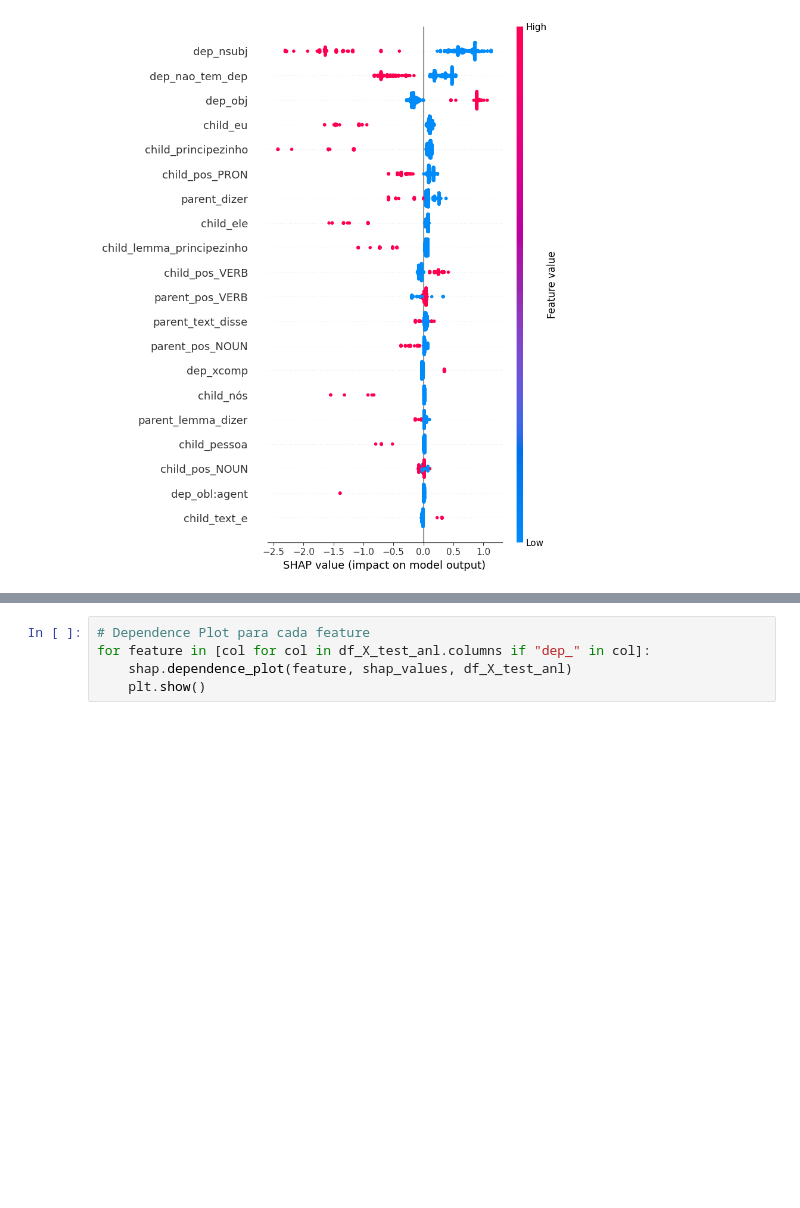
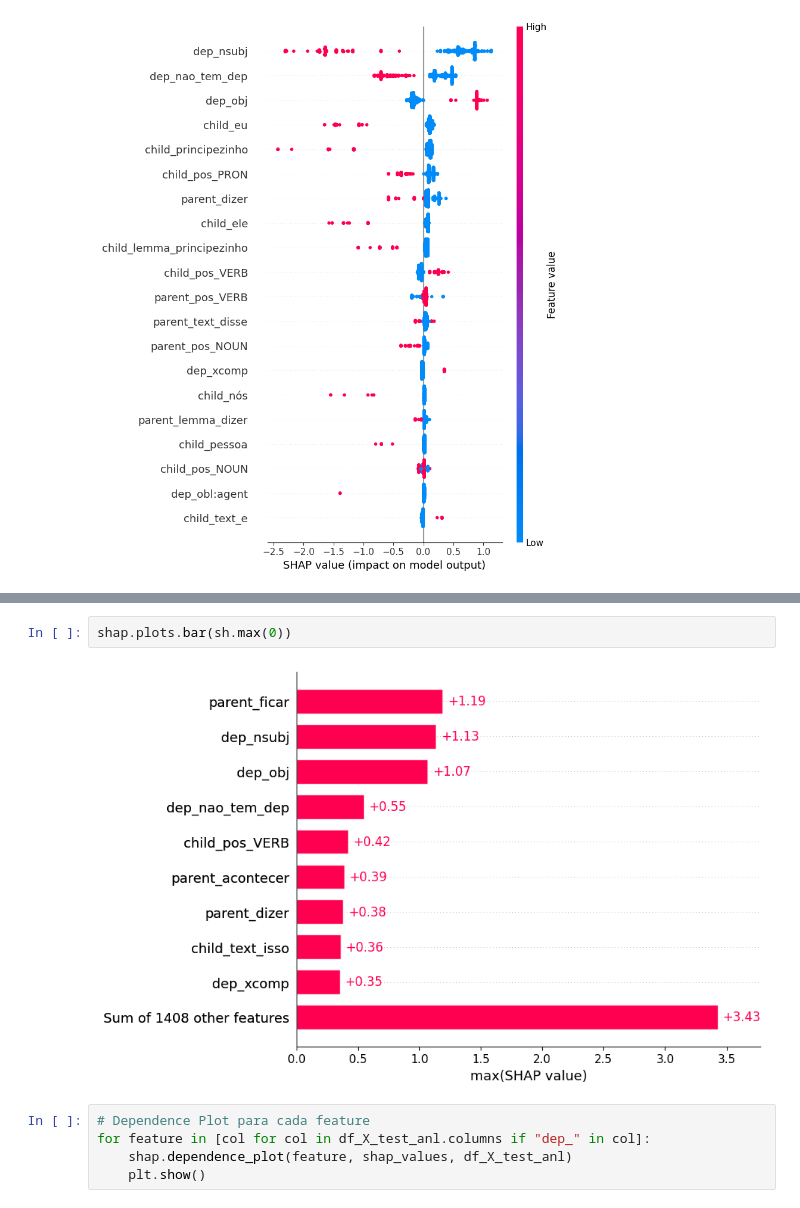
Before and after one commit to semcovici/AMR-BP-prediction, a Jupyter notebook: notebooks/2.0-classification.ipynb, the cells around one changed output, grey strips where cells are left out. Saved outputs shown, nothing was run; the diff lists cells and outputs as text; blank space fills up the shorter version.

```diff
--- a/notebooks/2.0-classification.ipynb
+++ b/notebooks/2.0-classification.ipynb
@@ -530,3 +517,7 @@ plt.show()
+# %%
+shap.plots.bar(sh.max(0))
+# %% [output]
+[figure, added]
 # %%
 # Dependence Plot para cada feature
 for feature in [col for col in df_X_test_anl.columns if "dep_" in col]:
```
Also changed, not shown: parts of 5 cells of this notebook, 4 other files.
